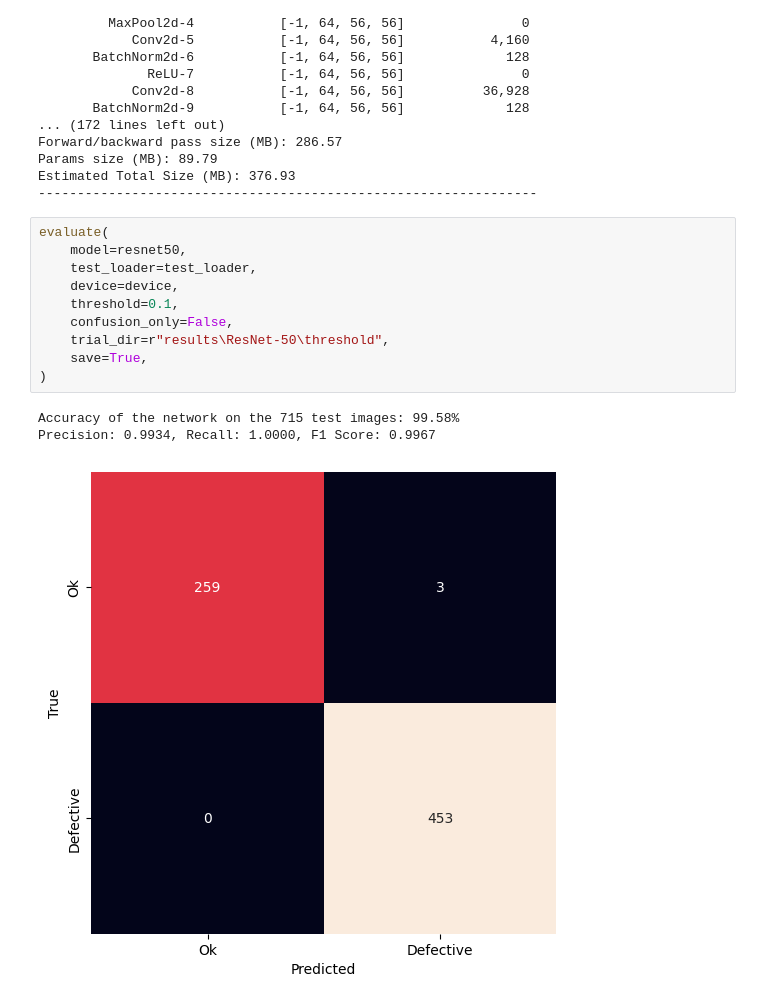
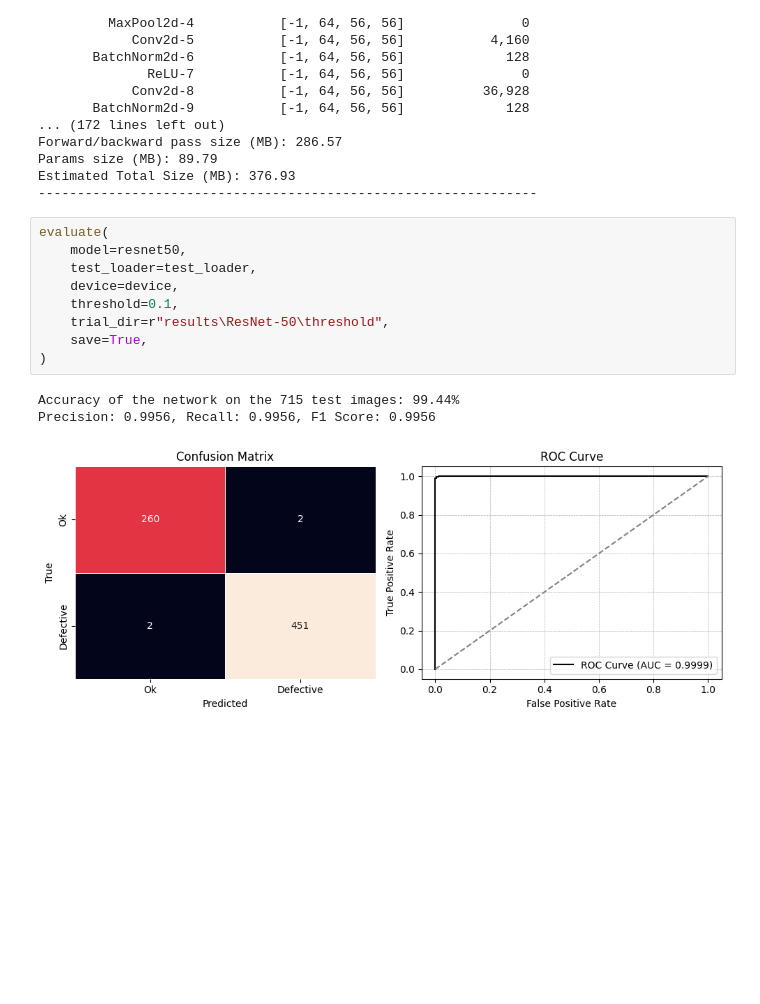
Before and after one commit to ramy-ibrahim-ahmed/Automated-casting-defect-detection, a Jupyter notebook: threshold.ipynb, the cells around one changed output. Saved outputs shown, nothing was run; the diff lists cells and outputs as text; blank space fills up the shorter version.

```diff
--- a/threshold.ipynb
+++ b/threshold.ipynb
@@ -105,14 +110,13 @@ Estimated Total Size (MB): 376.93
 # %%
 evaluate(
     model=resnet50,
     test_loader=test_loader,
     device=device,
     threshold=0.1,
-    confusion_only=False,
     trial_dir=r"results\ResNet-50\threshold",
     save=True,
 )
 # %% [output]
-Accuracy of the network on the 715 test images: 99.58%
-Precision: 0.9934, Recall: 1.0000, F1 Score: 0.9967
+Accuracy of the network on the 715 test images: 99.44%
+Precision: 0.9956, Recall: 0.9956, F1 Score: 0.9956
-[figure, old version]
+[figure, new version]
```
Also changed, not shown: parts of 3 cells of this notebook.
